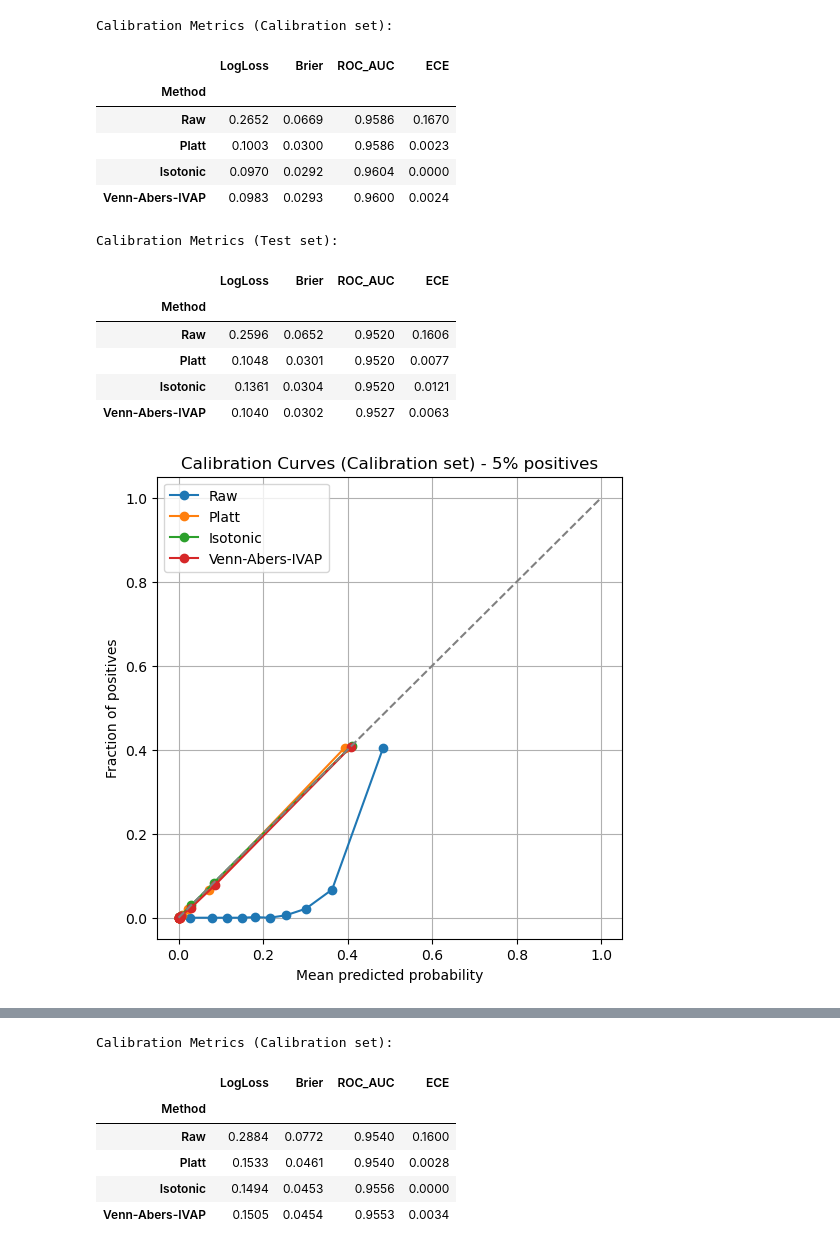
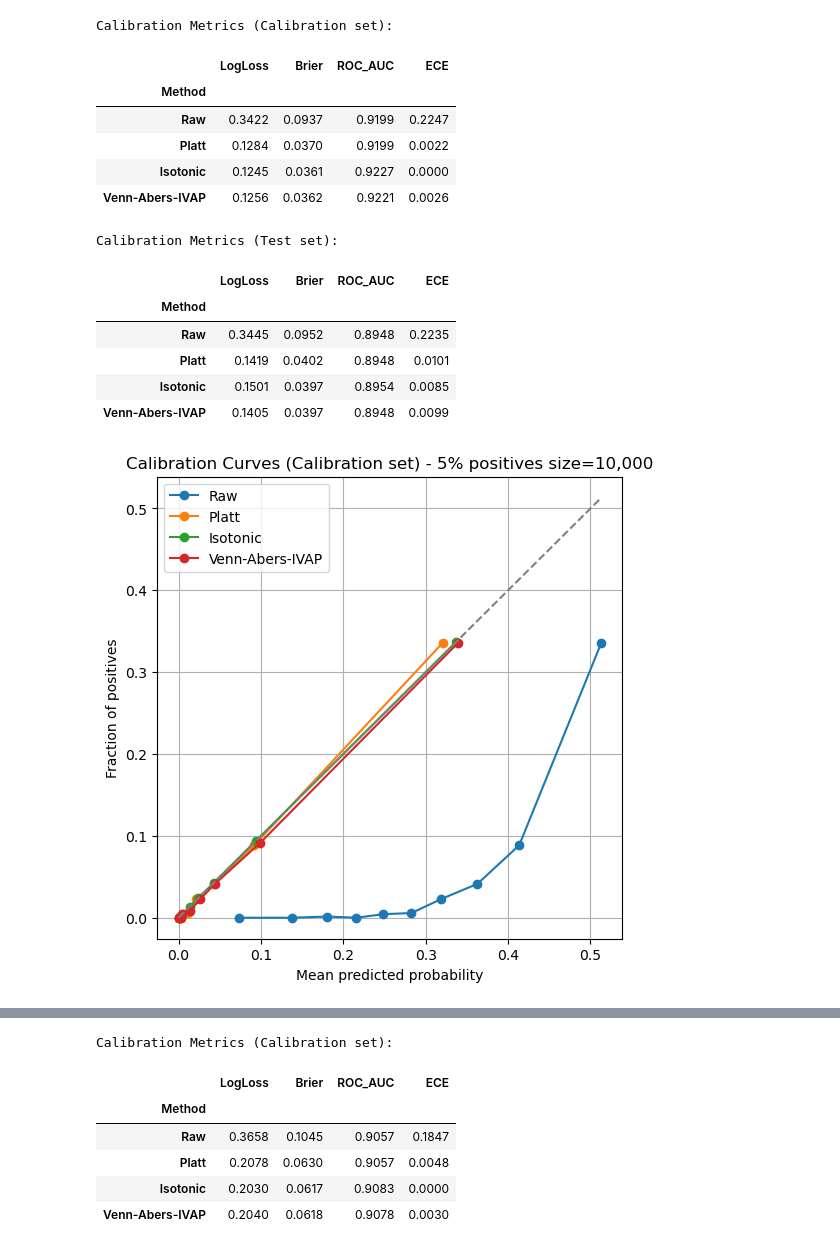
Before and after one commit to sandrokhizanishvili/Credit-Risk-Model-Calibration, a Jupyter notebook: simuliation_dif_scenarios.ipynb, the cells around one changed output, grey strips where cells are left out. Drawn from its saved outputs; the diff is of its cells as text; code cells hidden in the pictures.

Commit message:
changes in simulation notebook

```diff
--- a/simuliation_dif_scenarios.ipynb
+++ b/simuliation_dif_scenarios.ipynb
@@ -34,7 +34,7 @@ def platt_fit_predict(s_cal, y_cal, s_test, l2=1e-6):
 
 def ece_quantile(y, p, n_bins=10):
     pt, pp = calibration_curve(y, p, n_bins=n_bins, strategy="quantile")
-    return float(np.mean(np.abs(pt - pp))), pt, pp
+    return expected_calibration_error(y, p, num_bins=n_bins, split_strategy="quantile"), pt, pp
+
+# def ece_quantile(y, p, n_bins=10):
+#     return expected_calibration_error(y, p, num_bins=n_bins, split_strategy="quantile")
-# %%
-rng = np.random.default_rng(42)
-plt.hist(rng.beta(1, 300, size=1000), bins=50, alpha=0.5, label='Beta(10,5)')
@@ -65,7 +44,7 @@ def run_simulation(counts, title="Simulation"):
 
 
     # Class 0: mixture of two Betas(2,5) and (1,8)
-    probs_0 = 0.7 * rng.beta(2, 5, size=counts[0]) + 0.3 * rng.beta(1, 8, size=counts[0]) * rng.choice([-1, 1], size=counts[0])
+    probs_0 = 0.7 * rng.beta(3, 5, size=counts[0]) + 0.3 * rng.beta(1, 8, size=counts[0]) * rng.choice([-1, 1], size=counts[0])
     probs_0 = np.clip(probs_0, 0, 1)
 
     rng = np.random.default_rng(0)
@@ -154,10 +133,15 @@ def run_simulation(counts, title="Simulation"):
 
     # --- Calibration curves: CAL set ---
     plt.figure(figsize=(6,6))
+    max_pp = []
+    max_pt = []
     for name, p in methods_cal.items():
         _, pt, pp = ece_quantile(y_cal, p, n_bins=10)
         plt.plot(pp, pt, marker='o', label=name)
-    plt.plot([0,1],[0,1],'--',color='gray')
+        max_pp.append(max(pp))
+        max_pt.append(max(pt))
+
+    plt.plot([0,max(max(max_pp), max(max_pt))],[0,max(max(max_pp), max(max_pt))],'--',color='gray')
     plt.xlabel("Mean predicted probability")
     plt.ylabel("Fraction of positives")
     plt.title(f"Calibration Curves (Calibration set) - {title}")
@@ -165,10 +149,15 @@ def run_simulation(counts, title="Simulation"):
 
     # --- Calibration curves: TEST set ---
     plt.figure(figsize=(6,6))
+    max_pp = []
+    max_pt = []
     for name, p in methods_test.items():
         _, pt, pp = ece_quantile(y_test, p, n_bins=10)
         plt.plot(pp, pt, marker='o', label=name)
-    plt.plot([0,1],[0,1],'--',color='gray')
+        max_pp.append(max(pp))
+        max_pt.append(max(pt))
+
+    plt.plot([0,max(max(max_pp), max(max_pt))],[0,max(max(max_pp), max(max_pt))],'--',color='gray')
     plt.xlabel("Mean predicted probability")
     plt.ylabel("Fraction of positives")
     plt.title(f"Calibration Curves (Test set) - {title}")
@@ -176,16 +219,16 @@ def run_simulation(counts, title="Simulation"):
 # %%
 # Size of dataset: 10,000 samples
-run_simulation({0: 9500, 1: 500}, title="5% positives")
+run_simulation({0: 9500, 1: 500}, title="5% positives size=10,000")
 
-run_simulation({0: 9000, 1: 1000}, title="10% positives")
+run_simulation({0: 9000, 1: 1000}, title="10% positives size=10,000")
 
-run_simulation({0: 8000, 1: 2000}, title="20% positives")
+run_simulation({0: 8000, 1: 2000}, title="20% positives size=10,000")
 
-run_simulation({0: 7000, 1: 3000}, title="30% positives")
+run_simulation({0: 7000, 1: 3000}, title="30% positives size=10,000")
 
-run_simulation({0: 6000, 1: 4000}, title="40% positives")
+run_simulation({0: 6000, 1: 4000}, title="40% positives size=10,000")
 
-run_simulation({0: 5000, 1: 5000}, title="50% positives")
+run_simulation({0: 5000, 1: 5000}, title="50% positives size=10,000")
 
 
 # # Balanced (equal classes)
@@ -198,15 +241,15 @@ run_simulation({0: 5000, 1: 5000}, title="50% positives")
 Calibration Metrics (Calibration set):
 |  | LogLoss | Brier | ROC_AUC | ECE |
 | Method |  |  |  |  |
-| Raw | 0.2652 | 0.0669 | 0.9586 | 0.1670 |
-| Platt | 0.1003 | 0.0300 | 0.9586 | 0.0023 |
-| Isotonic | 0.0970 | 0.0292 | 0.9604 | 0.0000 |
-| Venn-Abers-IVAP | 0.0983 | 0.0293 | 0.9600 | 0.0024 |
+| Raw | 0.3422 | 0.0937 | 0.9199 | 0.2247 |
+| Platt | 0.1284 | 0.0370 | 0.9199 | 0.0022 |
+| Isotonic | 0.1245 | 0.0361 | 0.9227 | 0.0000 |
+| Venn-Abers-IVAP | 0.1256 | 0.0362 | 0.9221 | 0.0026 |
 Calibration Metrics (Test set):
 |  | LogLoss | Brier | ROC_AUC | ECE |
 | Method |  |  |  |  |
-| Raw | 0.2596 | 0.0652 | 0.9520 | 0.1606 |
-| Platt | 0.1048 | 0.0301 | 0.9520 | 0.0077 |
-| Isotonic | 0.1361 | 0.0304 | 0.9520 | 0.0121 |
-| Venn-Abers-IVAP | 0.1040 | 0.0302 | 0.9527 | 0.0063 |
+| Raw | 0.3445 | 0.0952 | 0.8948 | 0.2235 |
+| Platt | 0.1419 | 0.0402 | 0.8948 | 0.0101 |
+| Isotonic | 0.1501 | 0.0397 | 0.8954 | 0.0085 |
+| Venn-Abers-IVAP | 0.1405 | 0.0397 | 0.8948 | 0.0099 |
-[figure, old version]
+[figure, new version]
@@ -215,10 +258,10 @@ Calibration Metrics (Test set):
 Calibration Metrics (Calibration set):
 |  | LogLoss | Brier | ROC_AUC | ECE |
 | Method |  |  |  |  |
-| Raw | 0.2884 | 0.0772 | 0.9540 | 0.1600 |
-| Platt | 0.1533 | 0.0461 | 0.9540 | 0.0028 |
-| Isotonic | 0.1494 | 0.0453 | 0.9556 | 0.0000 |
-| Venn-Abers-IVAP | 0.1505 | 0.0454 | 0.9553 | 0.0034 |
+| Raw | 0.3658 | 0.1045 | 0.9057 | 0.1847 |
+| Platt | 0.2078 | 0.0630 | 0.9057 | 0.0048 |
+| Isotonic | 0.2030 | 0.0617 | 0.9083 | 0.0000 |
+| Venn-Abers-IVAP | 0.2040 | 0.0618 | 0.9078 | 0.0030 |
 Calibration Metrics (Test set):
 |  | LogLoss | Brier | ROC_AUC | ECE |
 | Method |  |  |  |  |
```
Also changed, not shown: parts of 4 cells of this notebook.
